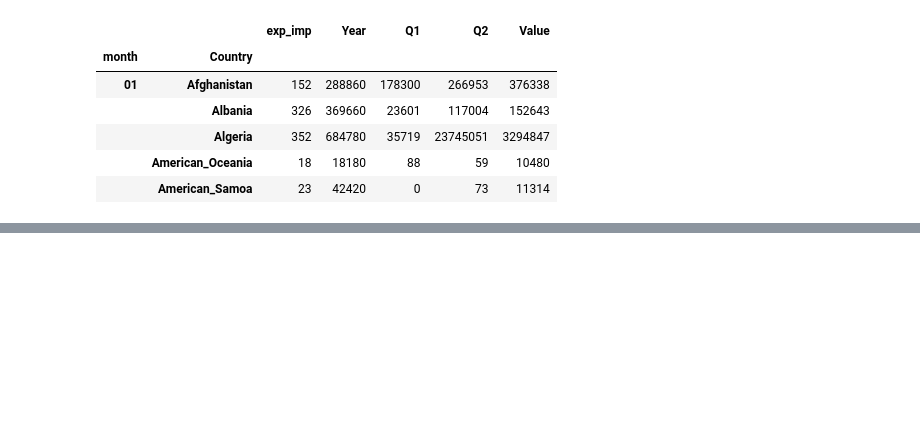
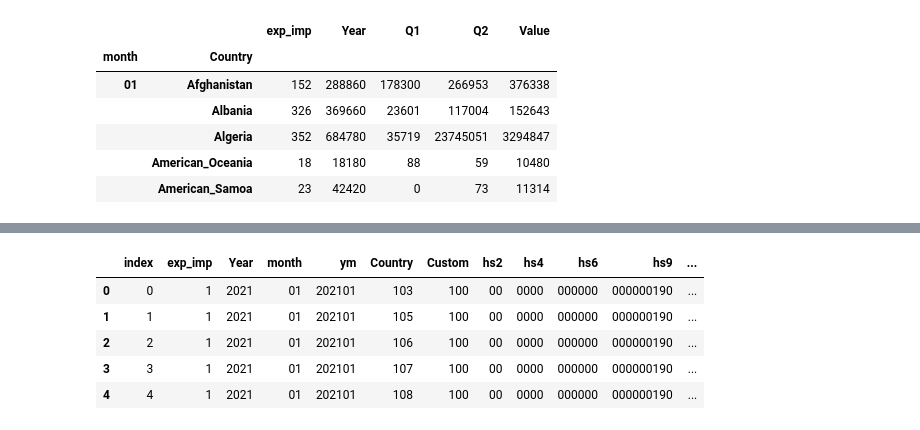
Before and after one commit to kandalkarankita/Lightgbm_PP22_T615, a Jupyter notebook: Stage_B_Project.ipynb, the cells around one changed output, grey strips where cells are left out. Saved outputs shown, nothing was run; the diff lists cells and outputs as text; code cells hidden in the pictures; blank space fills up the shorter version.

```diff
--- a/Stage_B_Project.ipynb
+++ b/Stage_B_Project.ipynb
@@ -209,0 +227,3 @@ pd.DataFrame( df_custom_2020.groupby(['month','Country']).sum() ).head()
+# %%
+custom_2021 = read_sqlite("kaggle_input/custom_2021.db")
+custom_2021
@@ -209,0 +245,10 @@ pd.DataFrame( df_custom_2020.groupby(['month','Country']).sum() ).head()
+# %%
+df_custom_2021 = custom_2021['custom_2021']
+df_custom_2021.head()
+# %% [output]
+|  | index | exp_imp | Year | month | ym | Country | Custom | hs2 | hs4 | hs6 | hs9 | ... |
+| 0 | 0 | 1 | 2021 | 01 | 202101 | 103 | 100 | 00 | 0000 | 000000 | 000000190 | ... |
+| 1 | 1 | 1 | 2021 | 01 | 202101 | 105 | 100 | 00 | 0000 | 000000 | 000000190 | ... |
+| 2 | 2 | 1 | 2021 | 01 | 202101 | 106 | 100 | 00 | 0000 | 000000 | 000000190 | ... |
+| 3 | 3 | 1 | 2021 | 01 | 202101 | 107 | 100 | 00 | 0000 | 000000 | 000000190 | ... |
+| 4 | 4 | 1 | 2021 | 01 | 202101 | 108 | 100 | 00 | 0000 | 000000 | 000000190 | ... |
```
Also changed, not shown: parts of 13 cells of this notebook.
